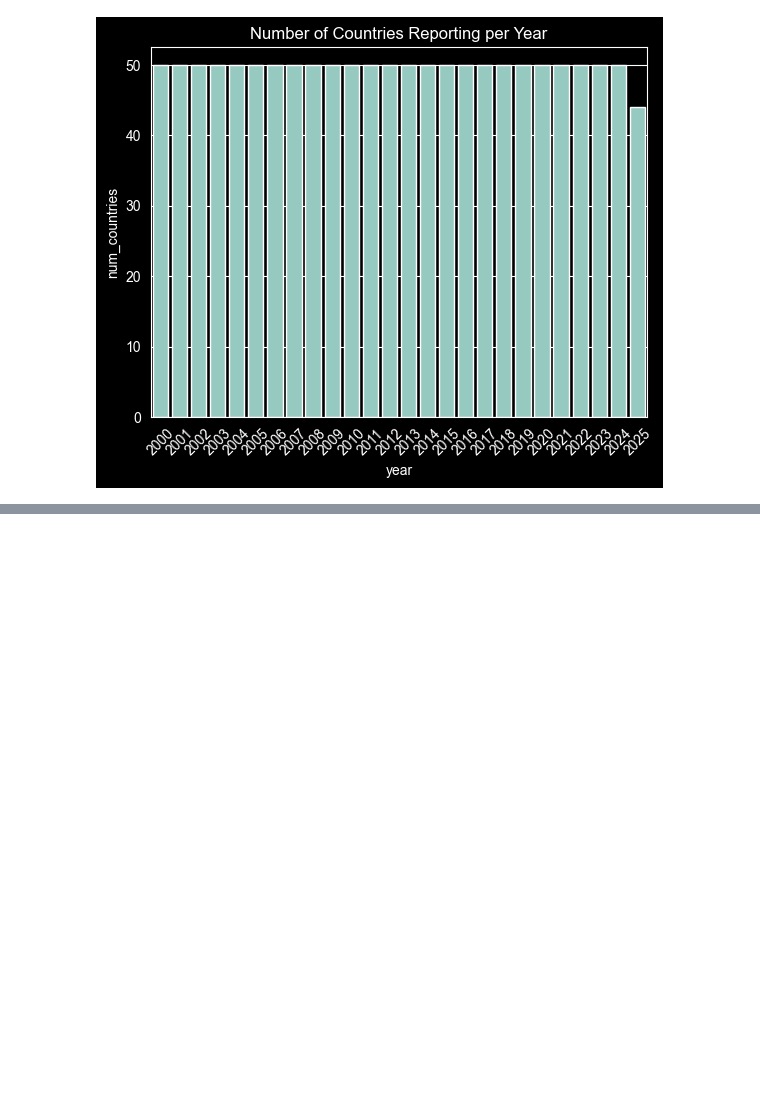
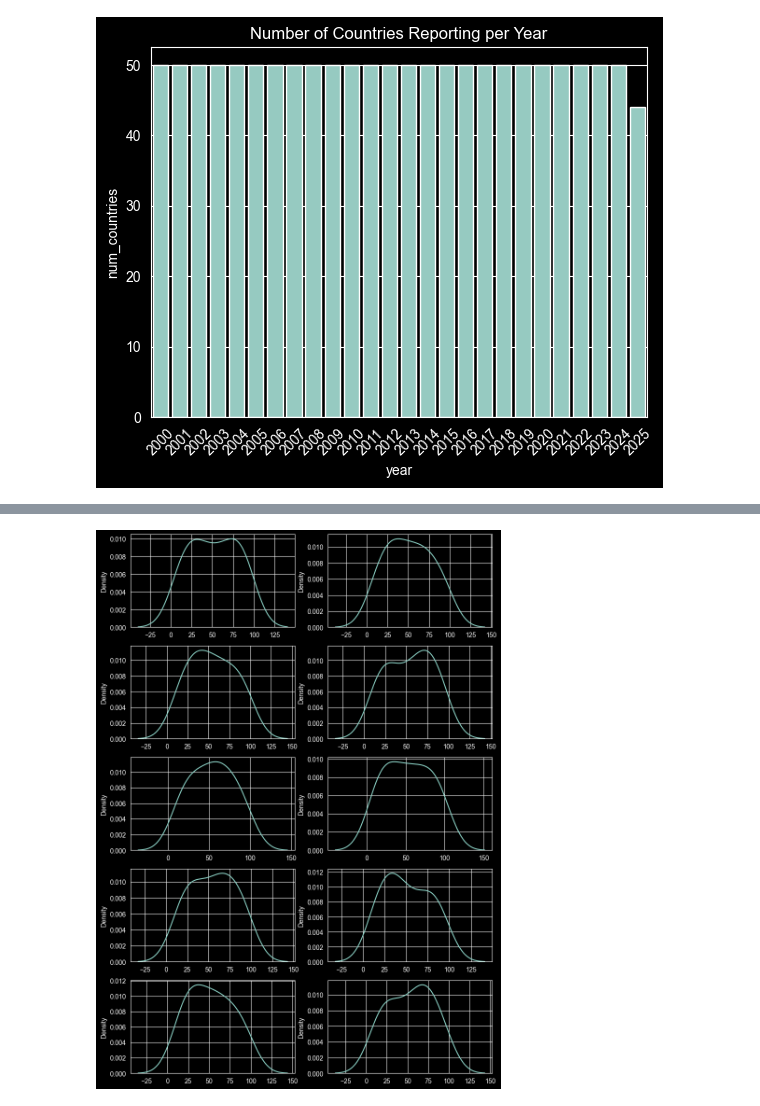
Before and after one commit to Jaydeep2020/AI-ML_Sculptsoft, a Jupyter notebook: 03-06-2026-EDA-EnergyDataset/EDA_energy_transition.ipynb, the cells around one changed output, grey strips where cells are left out. Saved outputs shown, nothing was run; the diff lists cells and outputs as text; code cells hidden in the pictures; blank space fills up the shorter version.

```diff
--- a/03-06-2026-EDA-EnergyDataset/EDA_energy_transition.ipynb
+++ b/03-06-2026-EDA-EnergyDataset/EDA_energy_transition.ipynb
@@ -1030,3 +1075,14 @@ plt.title('Number of Countries Reporting per Year')
 plt.show()
 # %% [output]
 [figure]
+# %%
+l1 = [12, 45, 78, 23, 56, 89, 34, 67, 90, 11, 54, 32, 76, 88, 19]
+l2 = [91, 27, 64, 38, 15, 72, 49, 83, 20, 57, 94, 31, 68, 42, 10]
+l3 = [25, 70, 13, 86, 44, 59, 92, 37, 18, 65, 80, 29, 53, 97, 41]
+l4 = [33, 74, 21, 58, 87, 14, 62, 95, 40, 79, 26, 51, 84, 17, 69]
+l5 = [48, 11, 77, 35, 90, 24, 63, 82, 16, 55, 98, 43, 71, 28, 60]
+l6 = [19, 66, 39, 88, 12, 54, 93, 30, 75, 22, 57, 81, 46, 13, 99]
+l7 = [61, 18, 85, 42, 73, 29, 50, 96, 14, 67, 34, 78, 25, 58, 91]
+l8 = [32, 79, 17, 64, 41, 87, 20, 53, 94, 36, 70, 15, 82, 47, 28]
+l9 = [56, 23, 89, 31, 68, 12, 75, 44, 97, 19, 62, 38, 84, 27, 51]
+l10 = [73, 16, 58, 92, 35, 80, 24, 67, 11, 49, 95, 40, 76, 21, 63]
@@ -1032,0 +1112,13 @@ plt.show()
+# %%
+import matplotlib.pyplot as plt
+
+fig, ax = plt.subplots(5, 2,figsize=(10,15))
+
+ax = ax.flatten()
+
+list_list = [l1, l2, l3, l4, l5, l6, l7, l8, l9, l10]
+
+for index, i in enumerate(list_list):
+    sns.kdeplot(i, ax=ax[index])
+# %% [output]
+[figure, added]
```
Also changed, not shown: parts of 8 cells of this notebook, 2 other files.
